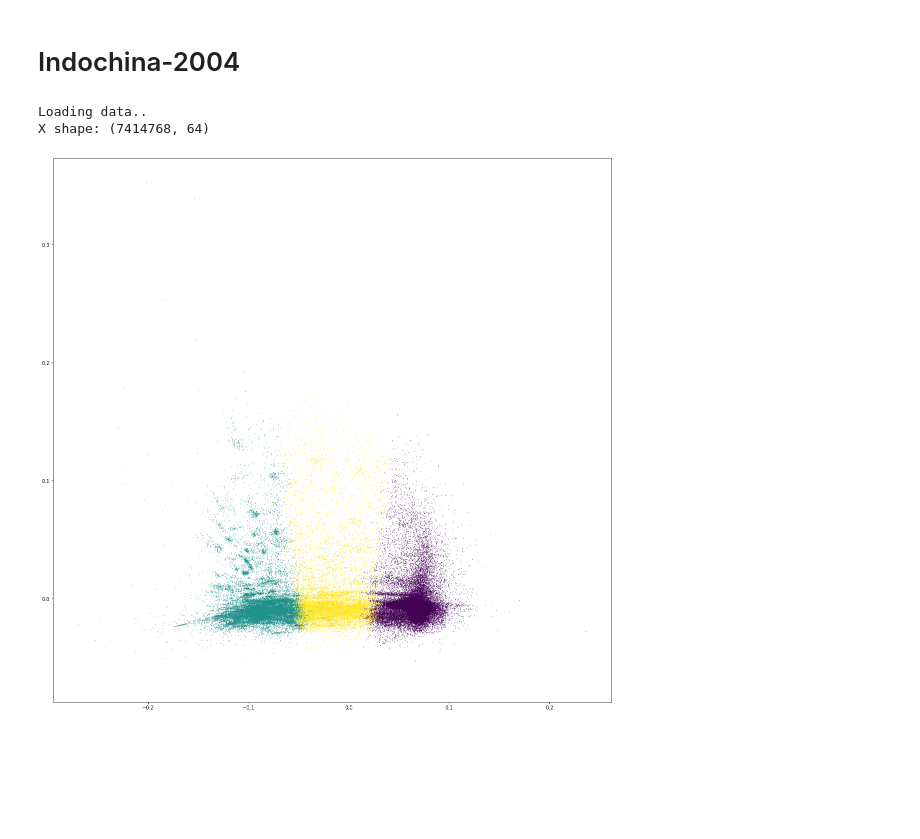
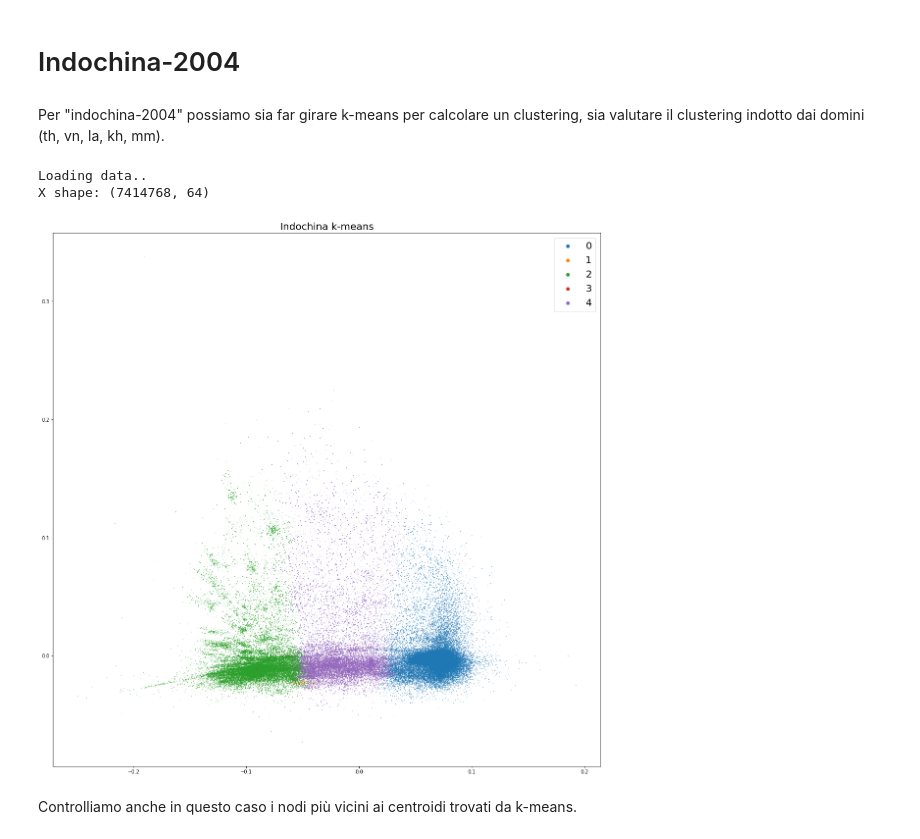
Before and after one commit to Nicolaus93/biggraph, a Jupyter notebook: jupyter/faiss_explore.ipynb, the cells around one changed output. Saved outputs shown, nothing was run; the diff lists cells and outputs as text; code cells hidden in the pictures; blank space fills up the shorter version.

```diff
--- a/jupyter/faiss_explore.ipynb
+++ b/jupyter/faiss_explore.ipynb
@@ -117,14 +130,18 @@ http://www.ba.itb.cnr.it/srs7bin/cgi-bin/wgetz?-id+3ZDlX1N1vfb+-e+[EMBL_features
 http://www.ba.itb.cnr.it/srs7bin/cgi-bin/wgetz?-page+FieldInfo+-id+3ZDlX1N1vfb+-lib+HUMAN_GENOME+-bf+Journal
 # %% [markdown]
 # Indochina-2004
+# %% [markdown]
+Per "indochina-2004" possiamo sia far girare k-means per calcolare un clustering, sia valutare il clustering indotto dai domini (th, vn, la, kh, mm).
 # %%
 basename = "indochina-2004"
 X, Y = load_XY(basename)
-indochina = kmeans(X, 5)
+indo_kmeans = kmeans(X, 5)
 indo_pca = PCA(X)
-D, I = indochina.index.search(X, 1)
-plot_pca(indo_pca, I)
+D, I = indo_kmeans.index.search(X, 1)
+plot_data(indo_pca, I, title="Indochina k-means")
 # %% [output]
 Loading data..
 X shape: (7414768, 64)
-[figure, old version]
+[figure, new version]
+# %% [markdown]
+Controlliamo anche in questo caso i nodi più vicini ai centroidi trovati da k-means.
```
Also changed, not shown: parts of 21 cells of this notebook.
